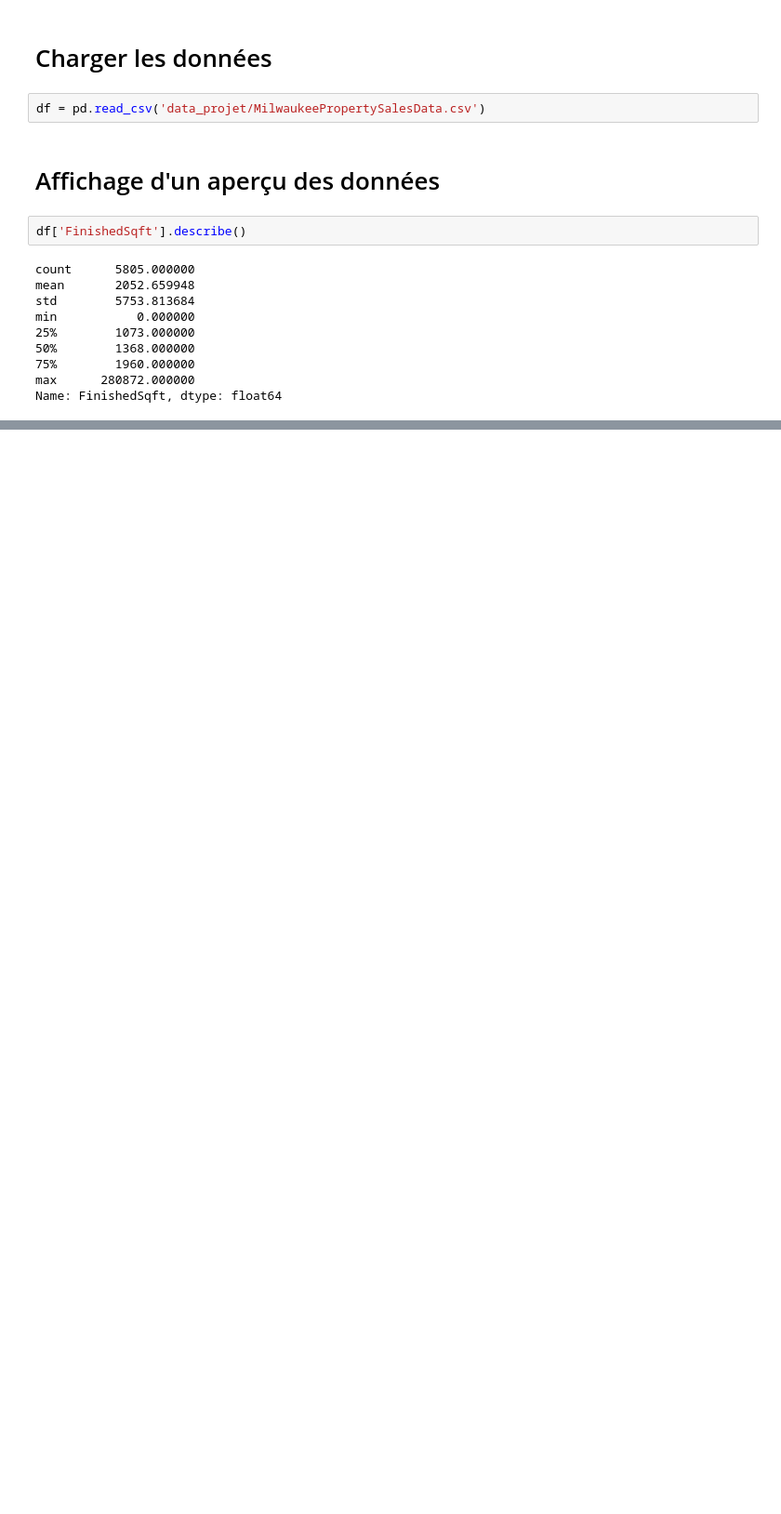
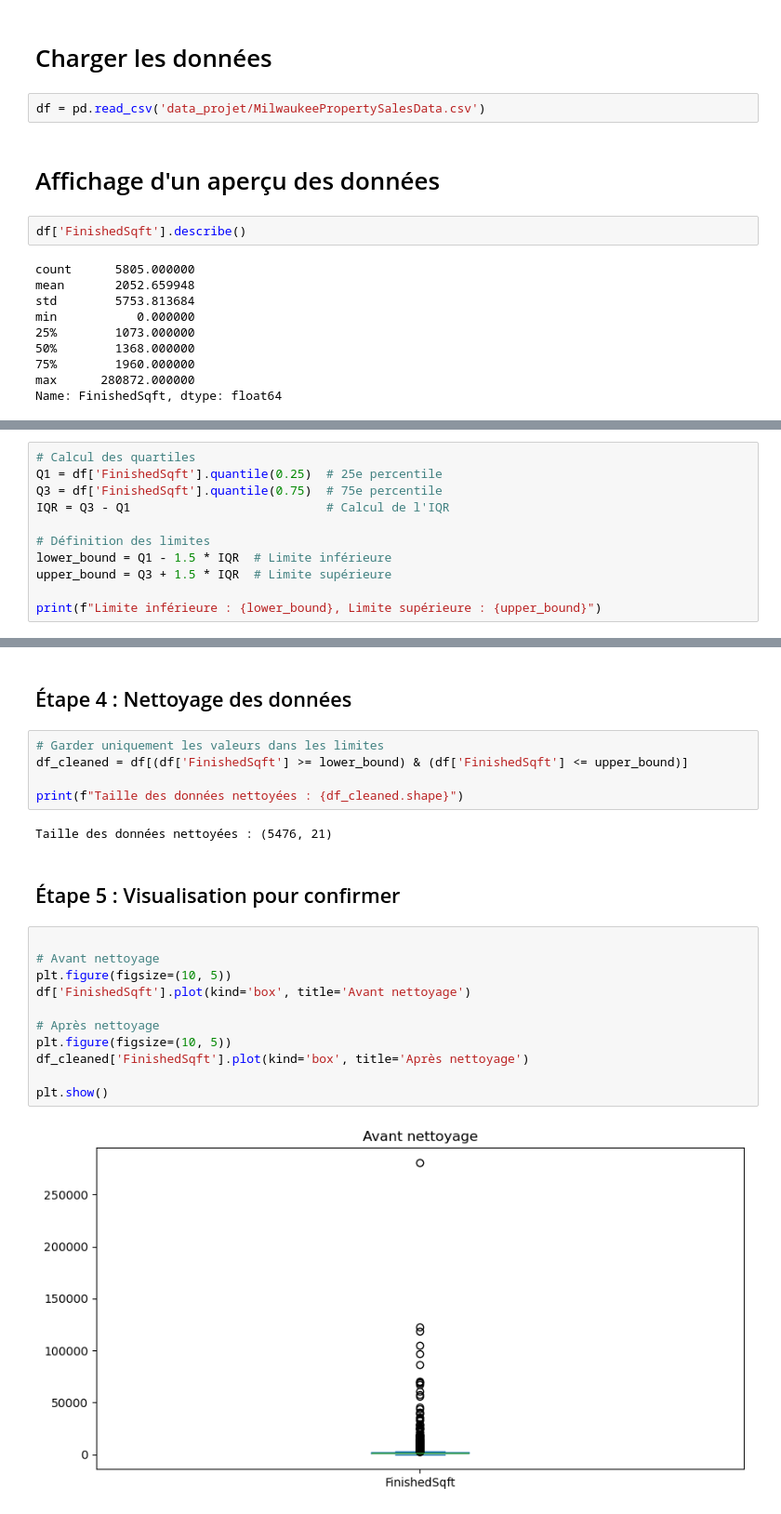
Before and after one commit to syphaxlch/Data_Science_Analysis_Milwaukee, a Jupyter notebook: source.ipynb, the cells around one changed output, grey strips where cells are left out. Shown at 93% size. Saved outputs shown, nothing was run; the diff lists cells and outputs as text; blank space fills up the shorter version.

Commit message:
Removed outliers from FinishedSqft

```diff
--- a/source.ipynb
+++ b/source.ipynb
@@ -20,0 +28,11 @@ Name: FinishedSqft, dtype: float64
+# %%
+# Calcul des quartiles
+Q1 = df['FinishedSqft'].quantile(0.25)  # 25e percentile
+Q3 = df['FinishedSqft'].quantile(0.75)  # 75e percentile
+IQR = Q3 - Q1                           # Calcul de l'IQR
+
+# Définition des limites
+lower_bound = Q1 - 1.5 * IQR  # Limite inférieure
+upper_bound = Q3 + 1.5 * IQR  # Limite supérieure
+
+print(f"Limite inférieure : {lower_bound}, Limite supérieure : {upper_bound}")
@@ -20,0 +65,24 @@ Name: FinishedSqft, dtype: float64
+# %% [markdown]
+## Étape 4 : Nettoyage des données
+# %%
+# Garder uniquement les valeurs dans les limites
+df_cleaned = df[(df['FinishedSqft'] >= lower_bound) & (df['FinishedSqft'] <= upper_bound)]
+
+print(f"Taille des données nettoyées : {df_cleaned.shape}")
+# %% [output]
+Taille des données nettoyées : (5476, 21)
+# %% [markdown]
+##  Étape 5 : Visualisation pour confirmer
+# %%
+
+# Avant nettoyage
+plt.figure(figsize=(10, 5))
+df['FinishedSqft'].plot(kind='box', title='Avant nettoyage')
+
+# Après nettoyage
+plt.figure(figsize=(10, 5))
+df_cleaned['FinishedSqft'].plot(kind='box', title='Après nettoyage')
+
+plt.show()
+# %% [output]
+[figure, added]
```
Also changed, not shown: parts of 7 cells of this notebook.
